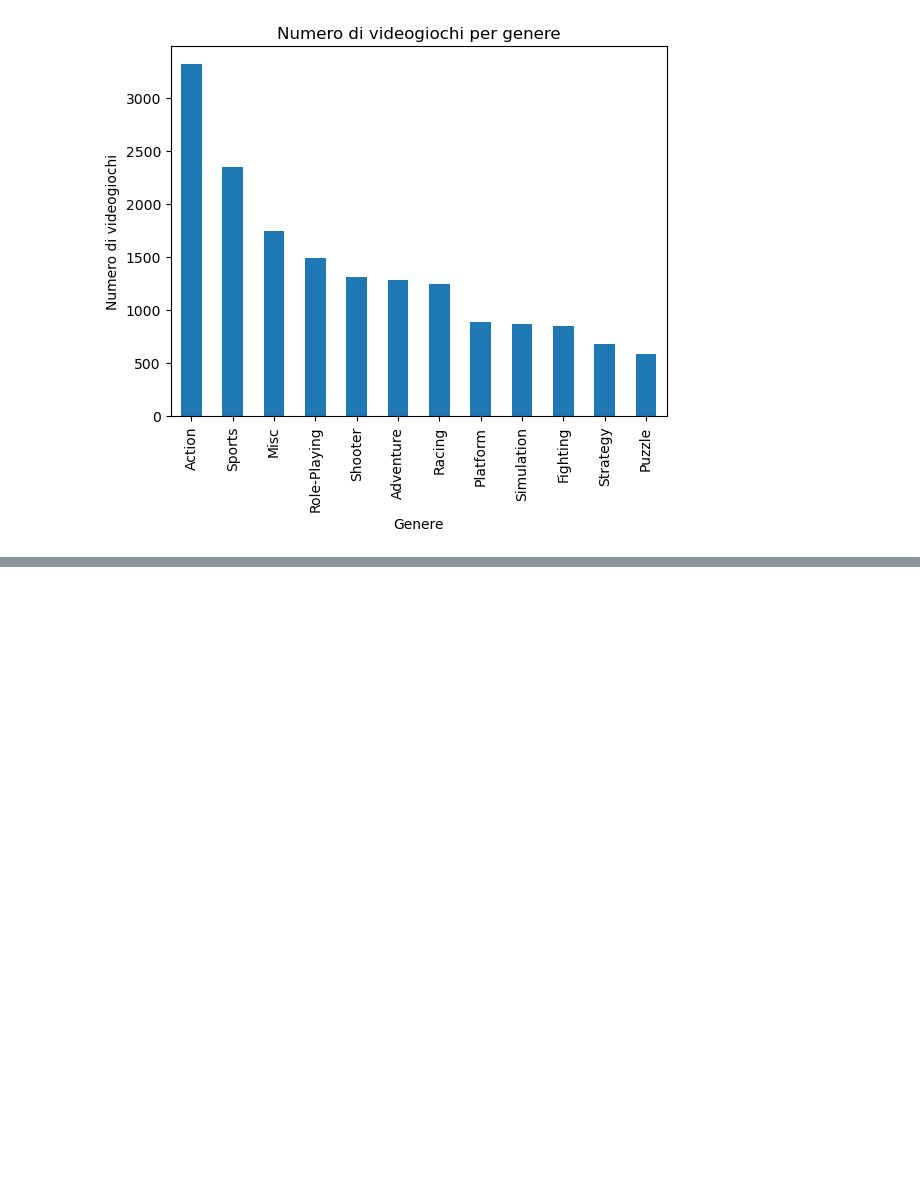
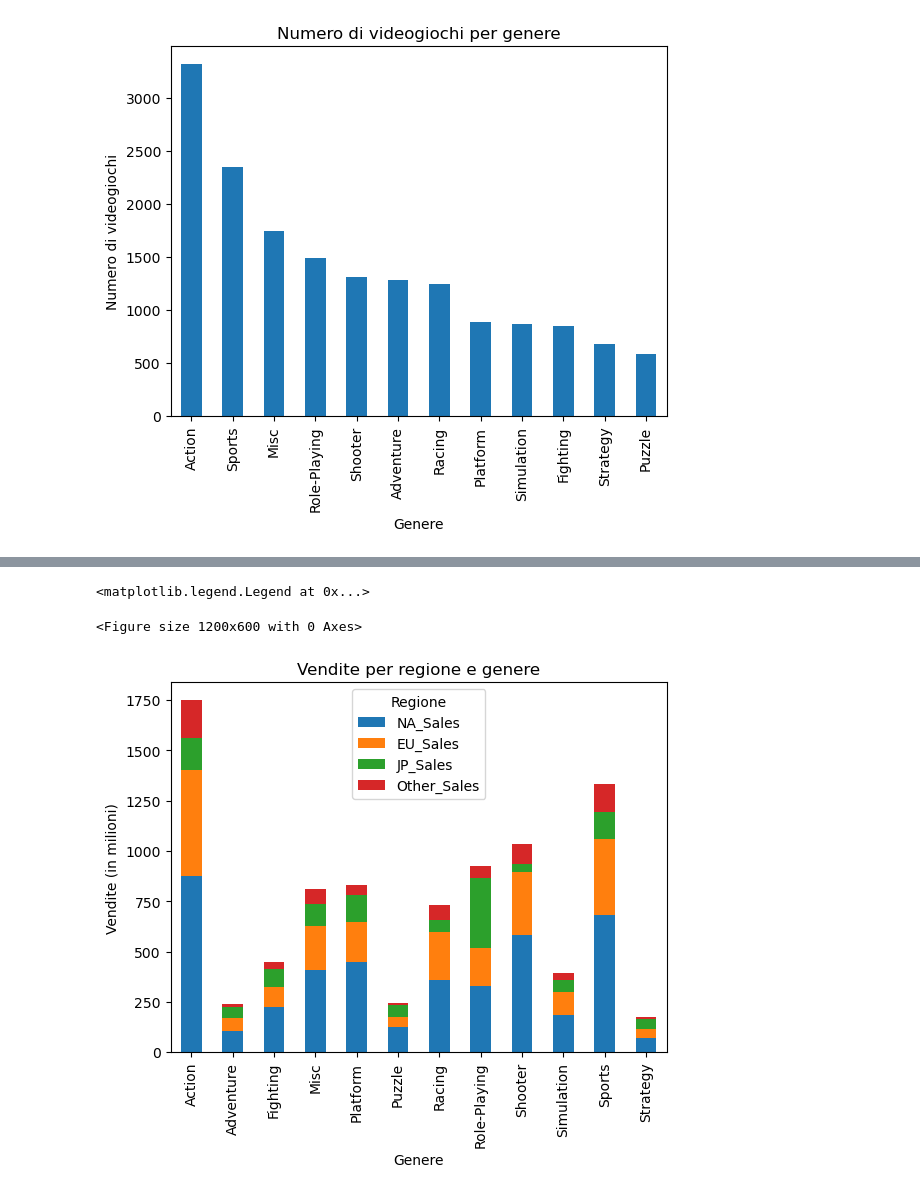
Before and after one commit to NicXVII/ProgrammingLab2, a Jupyter notebook: 5_Esericzi_lez5.ipynb, the cells around one changed output, grey strips where cells are left out. Drawn from its saved outputs; the diff is of its cells as text; code cells hidden in the pictures; blank space fills up the shorter version.

```diff
--- a/5_Esericzi_lez5.ipynb
+++ b/5_Esericzi_lez5.ipynb
@@ -138,0 +154,14 @@ plt.show()
+# %%
+# vendite per regione e genere
+# Creiamo un DataFrame con le vendite per regione e genere
+sales_by_region_genre = df.groupby(['Genre'])[['NA_Sales', 'EU_Sales', 'JP_Sales', "Other_Sales"]].sum().reset_index()
+plt.figure(figsize=(12, 6))
+sales_by_region_genre.plot(kind='bar', x='Genre', stacked=True)
+plt.title('Vendite per regione e genere')
+plt.xlabel('Genere')
+plt.ylabel('Vendite (in milioni)')
+plt.legend(title='Regione')
+# %% [output]
+<matplotlib.legend.Legend at 0x...>
+<Figure size 1200x600 with 0 Axes>
+[figure, added]
```
Also changed, not shown: parts of 1 cell of this notebook.
